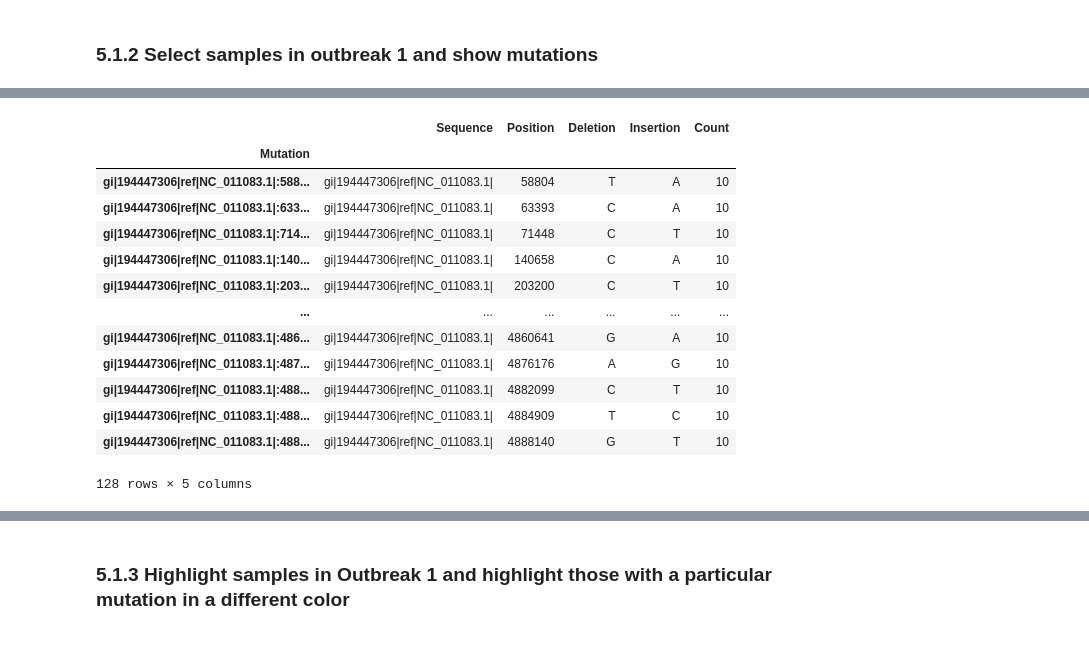
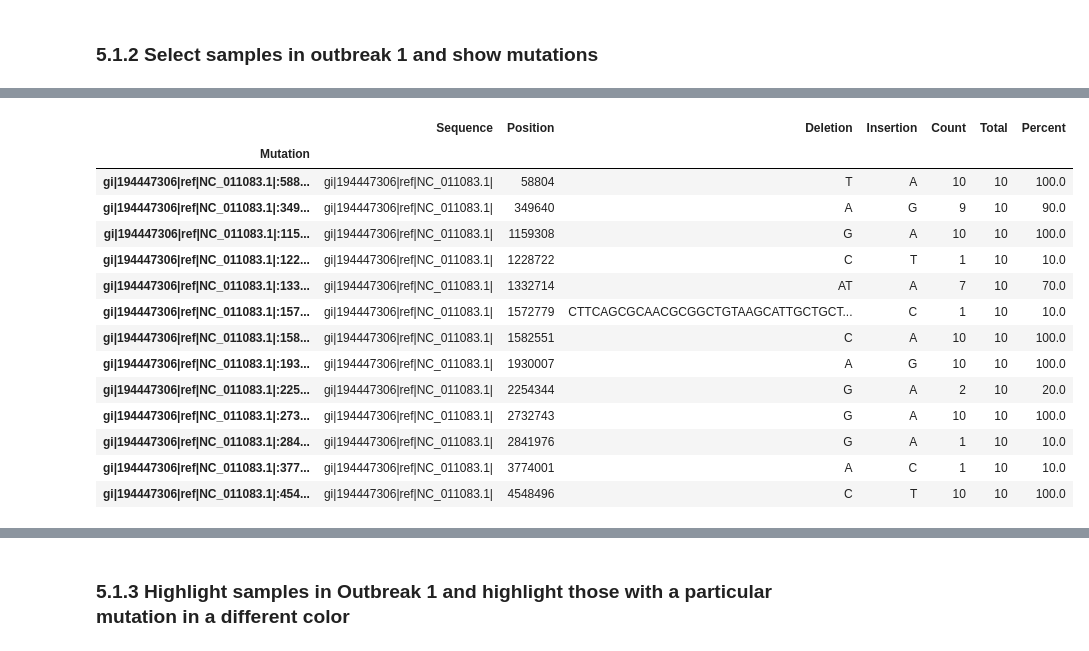
Before and after one commit to apetkau/genomics-data-index, a Jupyter notebook: docs/tutorial/tutorial-1-salmonella.ipynb, the cells around one changed output, grey strips where cells are left out. Saved outputs shown, nothing was run; the diff lists cells and outputs as text; code cells hidden in the pictures.

```diff
--- a/docs/tutorial/tutorial-1-salmonella.ipynb
+++ b/docs/tutorial/tutorial-1-salmonella.ipynb
@@ -378,18 +384,19 @@ q_o1
 # %%
-q_o1.summary_features()
+q_o1.summary_features(selection='unique')
 # %% [output]
-|  | Sequence | Position | Deletion | Insertion | Count |
-| Mutation |  |  |  |  |  |
-| gi|194447306|ref|NC_011083.1|:588... | gi|194447306|ref|NC_011083.1| | 58804 | T | A | 10 |
-| gi|194447306|ref|NC_011083.1|:633... | gi|194447306|ref|NC_011083.1| | 63393 | C | A | 10 |
-| gi|194447306|ref|NC_011083.1|:714... | gi|194447306|ref|NC_011083.1| | 71448 | C | T | 10 |
-| gi|194447306|ref|NC_011083.1|:140... | gi|194447306|ref|NC_011083.1| | 140658 | C | A | 10 |
-| gi|194447306|ref|NC_011083.1|:203... | gi|194447306|ref|NC_011083.1| | 203200 | C | T | 10 |
-| ... | ... | ... | ... | ... | ... |
-| gi|194447306|ref|NC_011083.1|:486... | gi|194447306|ref|NC_011083.1| | 4860641 | G | A | 10 |
-| gi|194447306|ref|NC_011083.1|:487... | gi|194447306|ref|NC_011083.1| | 4876176 | A | G | 10 |
-| gi|194447306|ref|NC_011083.1|:488... | gi|194447306|ref|NC_011083.1| | 4882099 | C | T | 10 |
-| gi|194447306|ref|NC_011083.1|:488... | gi|194447306|ref|NC_011083.1| | 4884909 | T | C | 10 |
-| gi|194447306|ref|NC_011083.1|:488... | gi|194447306|ref|NC_011083.1| | 4888140 | G | T | 10 |
+|  | Sequence | Position | Deletion | Insertion | Count | Total | Percent |
+| Mutation |  |  |  |  |  |  |  |
+| gi|194447306|ref|NC_011083.1|:588... | gi|194447306|ref|NC_011083.1| | 58804 | T | A | 10 | 10 | 100.0 |
+| gi|194447306|ref|NC_011083.1|:349... | gi|194447306|ref|NC_011083.1| | 349640 | A | G | 9 | 10 | 90.0 |
+| gi|194447306|ref|NC_011083.1|:115... | gi|194447306|ref|NC_011083.1| | 1159308 | G | A | 10 | 10 | 100.0 |
+| gi|194447306|ref|NC_011083.1|:122... | gi|194447306|ref|NC_011083.1| | 1228722 | C | T | 1 | 10 | 10.0 |
+| gi|194447306|ref|NC_011083.1|:133... | gi|194447306|ref|NC_011083.1| | 1332714 | AT | A | 7 | 10 | 70.0 |
+| gi|194447306|ref|NC_011083.1|:157... | gi|194447306|ref|NC_011083.1| | 1572779 | CTTCAGCGCAACGCGGCTGTAAGCATTGCTGCT... | C | 1 | 10 | 10.0 |
+| gi|194447306|ref|NC_011083.1|:158... | gi|194447306|ref|NC_011083.1| | 1582551 | C | A | 10 | 10 | 100.0 |
+| gi|194447306|ref|NC_011083.1|:193... | gi|194447306|ref|NC_011083.1| | 1930007 | A | G | 10 | 10 | 100.0 |
+| gi|194447306|ref|NC_011083.1|:225... | gi|194447306|ref|NC_011083.1| | 2254344 | G | A | 2 | 10 | 20.0 |
+| gi|194447306|ref|NC_011083.1|:273... | gi|194447306|ref|NC_011083.1| | 2732743 | G | A | 10 | 10 | 100.0 |
+| gi|194447306|ref|NC_011083.1|:284... | gi|194447306|ref|NC_011083.1| | 2841976 | G | A | 1 | 10 | 10.0 |
+| gi|194447306|ref|NC_011083.1|:377... | gi|194447306|ref|NC_011083.1| | 3774001 | A | C | 1 | 10 | 10.0 |
+| gi|194447306|ref|NC_011083.1|:454... | gi|194447306|ref|NC_011083.1| | 4548496 | C | T | 10 | 10 | 100.0 |
-128 rows × 5 columns
 # %% [markdown]
```
Also changed, not shown: parts of 26 cells of this notebook.
